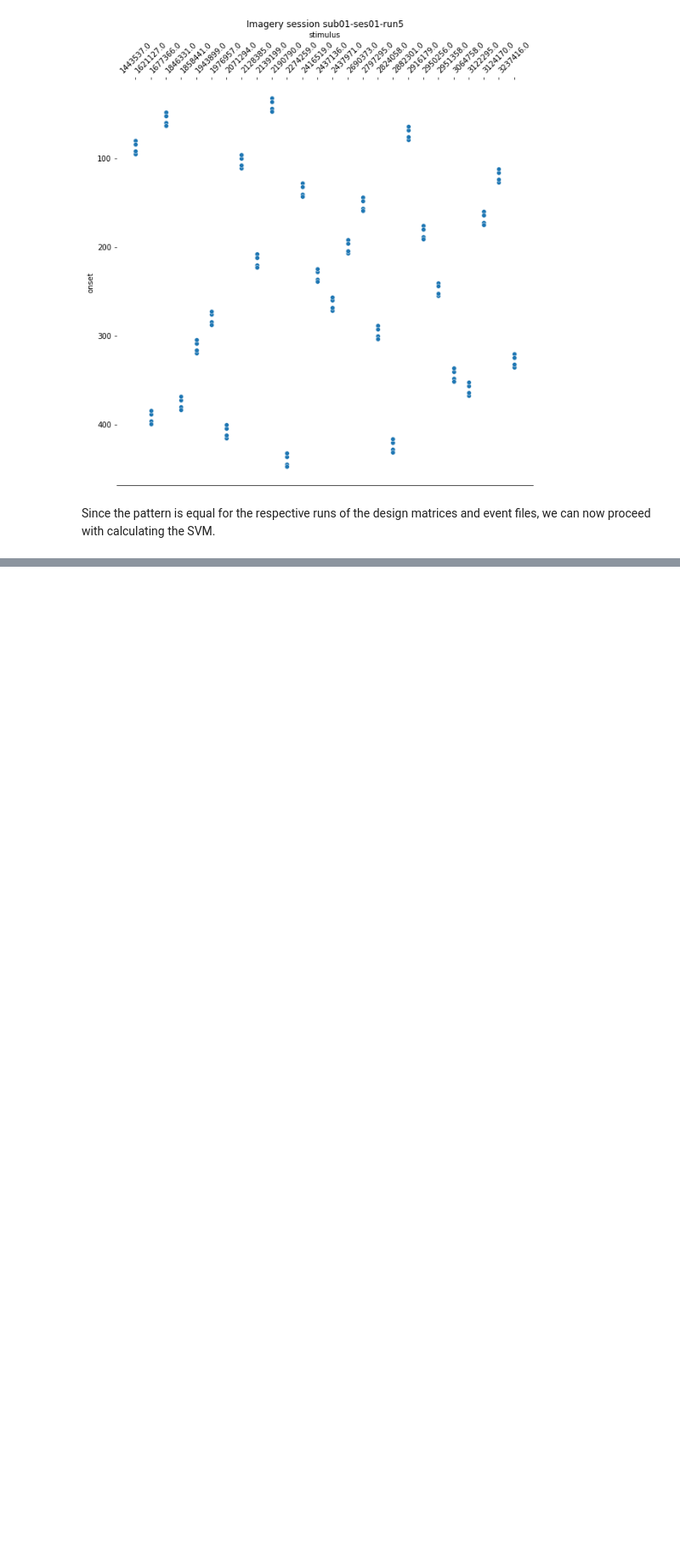
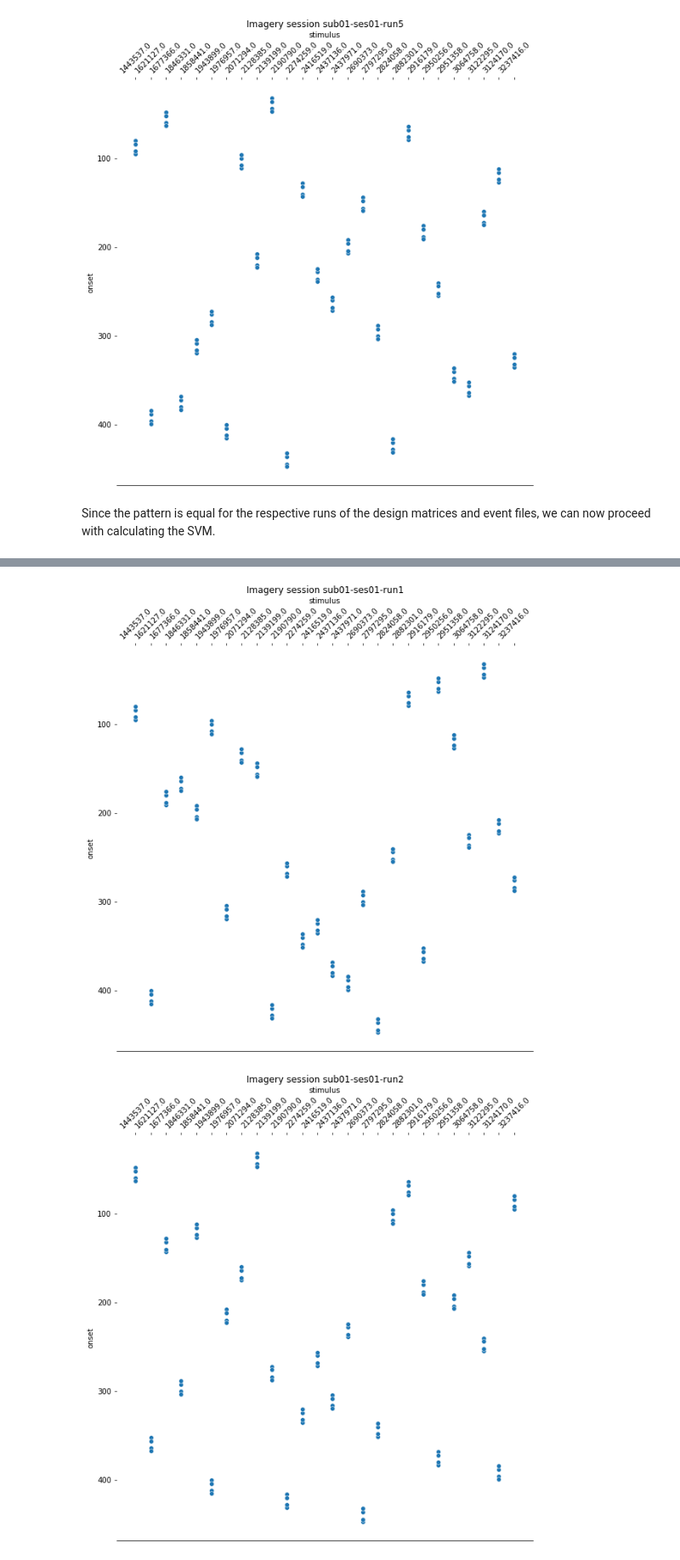
Before and after one commit to JNPauli/Banter, a Jupyter notebook: data/General_linear_model.ipynb, the cells around one changed output, grey strips where cells are left out. Shown at 85% size. Saved outputs shown, nothing was run; the diff lists cells and outputs as text; code cells hidden in the pictures; blank space fills up the shorter version.

```diff
--- a/data/General_linear_model.ipynb
+++ b/data/General_linear_model.ipynb
@@ -802,0 +692,35 @@ X[]
+# %%
+os.chdir('/home/jpauli/ds001506/sub-01/ses-imagery02/func')
+events_all_runs_2 = []
+
+for file in os.listdir():
+    filename = file
+    if filename.endswith(".tsv"):
+        events_all_runs_2.append(pd.read_csv(file,sep='\t'))
+        continue
+    else:
+        continue
+# %%
+import seaborn as sns
+import matplotlib.pyplot as plt
+for run,x in enumerate(runs):
+    events_all_runs_2[run].sort_values(by=['category_id'], inplace=True,ascending=True) #sort values, because values are also sorted in design matrix.
+    categories = events_all_runs_2[run]['category_id']
+    categories_no_nan = categories.dropna()
+    cat_string = [None]*106
+
+    for idx, x in enumerate(categories_no_nan):
+        cat_string[idx] = str(x)
+    events_all_runs_2[run]['stimulus'] = cat_string
+
+    plt.figure(figsize=(10,10))
+    g=sns.scatterplot(data=events_all_runs_2[run], x='stimulus', y='onset')
+    sns.despine(left=True)
+    g.invert_yaxis()
+    g.xaxis.tick_top()
+    g.xaxis.set_label_position('top')
+    plt.xticks(rotation=45);
+    plt.title('Imagery session sub01-ses01-run{number}'.format(number = run+1));
+# %% [output]
+[figure, added]
+[figure, added]
```
Also changed, not shown: parts of 29 cells of this notebook.
